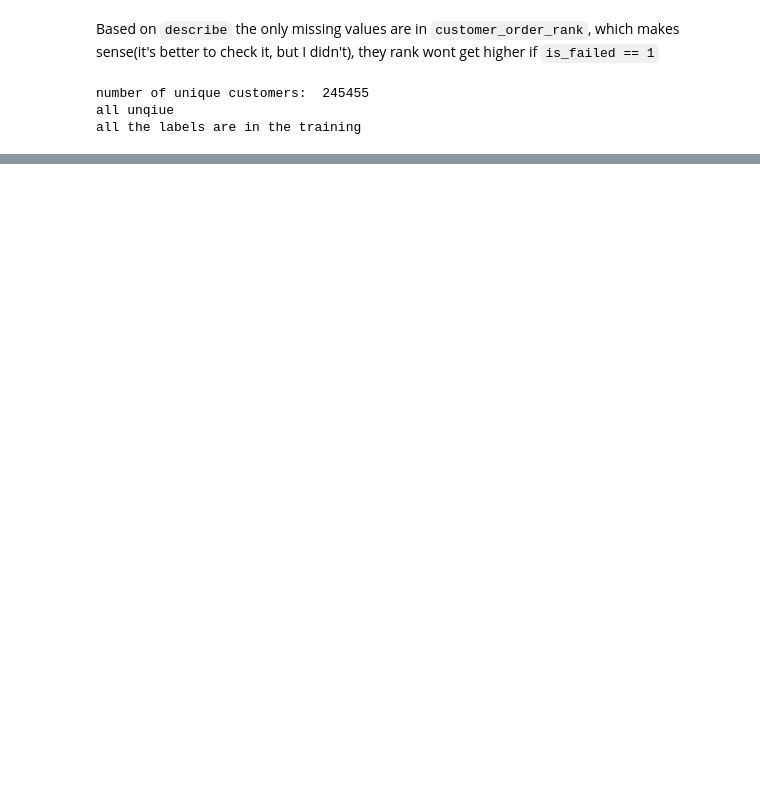
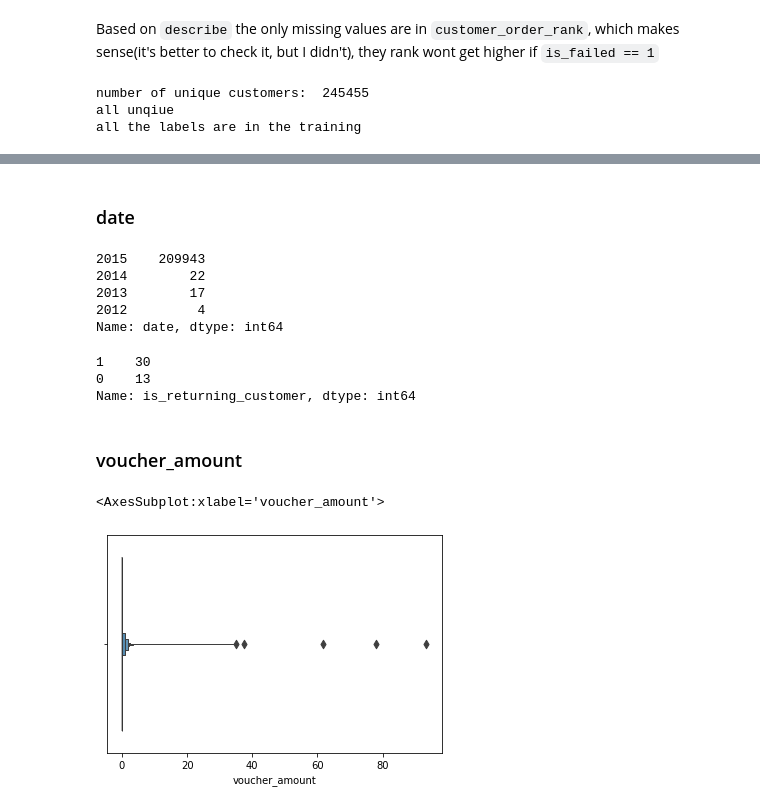
Before and after one commit to hadi-gharibi/oreh_yreviled, a Jupyter notebook: notebooks/01-EDA.ipynb, the cells around one changed output, grey strips where cells are left out. Saved outputs shown, nothing was run; the diff lists cells and outputs as text; code cells hidden in the pictures; blank space fills up the shorter version.

```diff
--- a/notebooks/01-EDA.ipynb
+++ b/notebooks/01-EDA.ipynb
@@ -73,0 +90,26 @@ date
+# %% [markdown]
+### date
+# %%
+data[data.date.dt.year < 2016].date.dt.year.value_counts()
+# %% [output]
+2015    209943
+2014        22
+2013        17
+2012         4
+Name: date, dtype: int64
+# %%
+data[data.date.dt.year < 2015].is_returning_customer.value_counts()
+# %% [output]
+1    30
+0    13
+Name: is_returning_customer, dtype: int64
+# %%
+#well, it seems its really import feature!!
+data['is_lt_2015'] = data.date.dt.year < 2015
+# %% [markdown]
+### voucher_amount
+# %%
+sns.boxenplot(data=data, x='voucher_amount')
+# %% [output]
+<AxesSubplot:xlabel='voucher_amount'>
+[figure, added]
```
Also changed, not shown: parts of 16 cells of this notebook.
